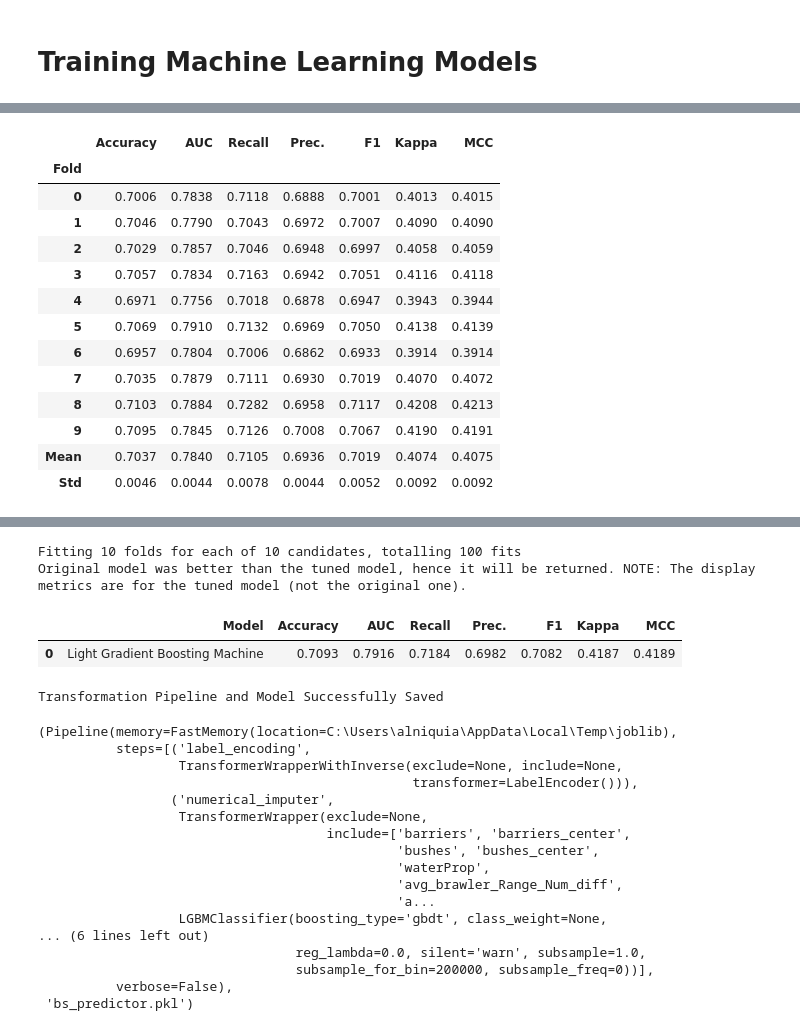
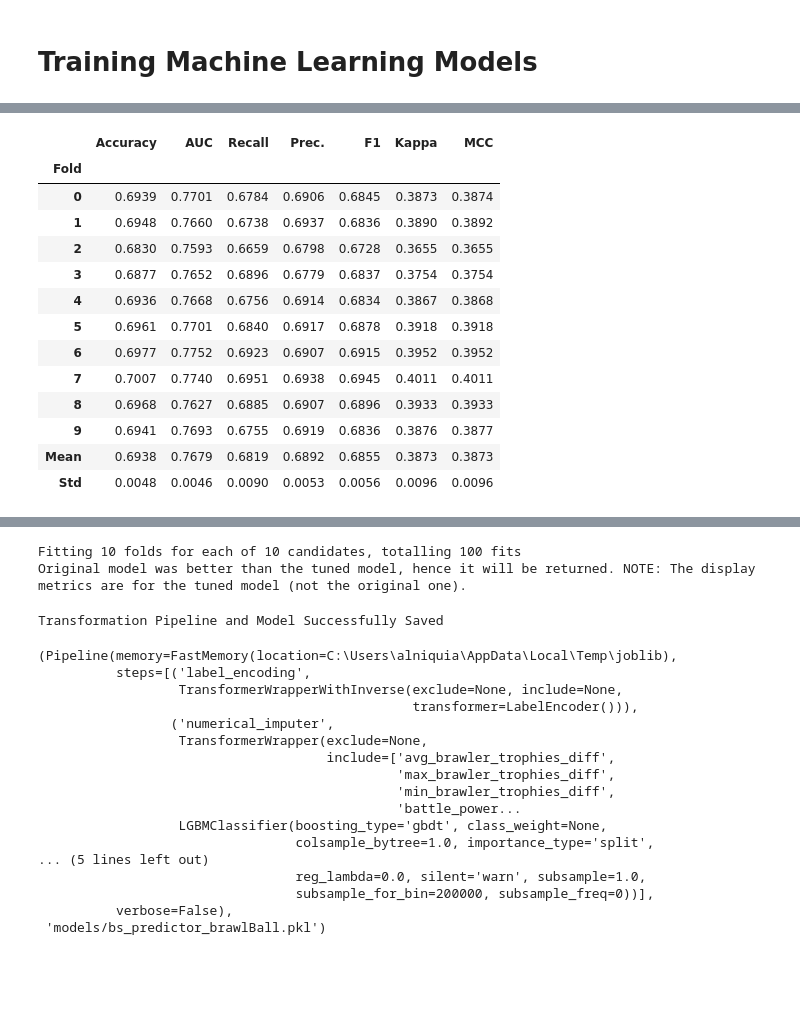
Before and after one commit to aquinteros/BrawlStars_Analytics, a Jupyter notebook: bs_ml_training.ipynb, the cells around one changed output, grey strips where cells are left out. Cells and saved outputs as stored; diff of their text form; code cells hidden in the pictures; blank space fills up the shorter version.

Commit message:
new model brawlBall

```diff
--- a/bs_ml_training.ipynb
+++ b/bs_ml_training.ipynb
@@ -119,0 +104,2 @@ model = compare_models()
+# %%
+model = create_model('lightgbm')
@@ -120,19 +123,19 @@ model = compare_models()
 # %%
 # tunear el mejor modelo
-model_tuned = tune_model(model, optimize = 'F1')
+model_tuned = tune_model(model, optimize = 'F1', choose_better=True)
 # %% [output]
 [interactive output not drawn]
 |  | Accuracy | AUC | Recall | Prec. | F1 | Kappa | MCC |
 | Fold |  |  |  |  |  |  |  |
-| 0 | 0.7006 | 0.7838 | 0.7118 | 0.6888 | 0.7001 | 0.4013 | 0.4015 |
-| 1 | 0.7046 | 0.7790 | 0.7043 | 0.6972 | 0.7007 | 0.4090 | 0.4090 |
-| 2 | 0.7029 | 0.7857 | 0.7046 | 0.6948 | 0.6997 | 0.4058 | 0.4059 |
-| 3 | 0.7057 | 0.7834 | 0.7163 | 0.6942 | 0.7051 | 0.4116 | 0.4118 |
-| 4 | 0.6971 | 0.7756 | 0.7018 | 0.6878 | 0.6947 | 0.3943 | 0.3944 |
-| 5 | 0.7069 | 0.7910 | 0.7132 | 0.6969 | 0.7050 | 0.4138 | 0.4139 |
-| 6 | 0.6957 | 0.7804 | 0.7006 | 0.6862 | 0.6933 | 0.3914 | 0.3914 |
-| 7 | 0.7035 | 0.7879 | 0.7111 | 0.6930 | 0.7019 | 0.4070 | 0.4072 |
-| 8 | 0.7103 | 0.7884 | 0.7282 | 0.6958 | 0.7117 | 0.4208 | 0.4213 |
-| 9 | 0.7095 | 0.7845 | 0.7126 | 0.7008 | 0.7067 | 0.4190 | 0.4191 |
-| Mean | 0.7037 | 0.7840 | 0.7105 | 0.6936 | 0.7019 | 0.4074 | 0.4075 |
-| Std | 0.0046 | 0.0044 | 0.0078 | 0.0044 | 0.0052 | 0.0092 | 0.0092 |
+| 0 | 0.6939 | 0.7701 | 0.6784 | 0.6906 | 0.6845 | 0.3873 | 0.3874 |
+| 1 | 0.6948 | 0.7660 | 0.6738 | 0.6937 | 0.6836 | 0.3890 | 0.3892 |
+| 2 | 0.6830 | 0.7593 | 0.6659 | 0.6798 | 0.6728 | 0.3655 | 0.3655 |
+| 3 | 0.6877 | 0.7652 | 0.6896 | 0.6779 | 0.6837 | 0.3754 | 0.3754 |
+| 4 | 0.6936 | 0.7668 | 0.6756 | 0.6914 | 0.6834 | 0.3867 | 0.3868 |
+| 5 | 0.6961 | 0.7701 | 0.6840 | 0.6917 | 0.6878 | 0.3918 | 0.3918 |
+| 6 | 0.6977 | 0.7752 | 0.6923 | 0.6907 | 0.6915 | 0.3952 | 0.3952 |
+| 7 | 0.7007 | 0.7740 | 0.6951 | 0.6938 | 0.6945 | 0.4011 | 0.4011 |
+| 8 | 0.6968 | 0.7627 | 0.6885 | 0.6907 | 0.6896 | 0.3933 | 0.3933 |
+| 9 | 0.6941 | 0.7693 | 0.6755 | 0.6919 | 0.6836 | 0.3876 | 0.3877 |
+| Mean | 0.6938 | 0.7679 | 0.6819 | 0.6892 | 0.6855 | 0.3873 | 0.3873 |
+| Std | 0.0048 | 0.0046 | 0.0090 | 0.0053 | 0.0056 | 0.0096 | 0.0096 |
@@ -142,11 +144,8 @@ Original model was better than the tuned model, hence it will be returned. NOTE:
 # %%
 # finalizar modelo
 model_finalized = finalize_model(model_tuned)
-# %% [output]
-|  | Model | Accuracy | AUC | Recall | Prec. | F1 | Kappa | MCC |
-| 0 | Light Gradient Boosting Machine | 0.7093 | 0.7916 | 0.7184 | 0.6982 | 0.7082 | 0.4187 | 0.4189 |
 # %%
-save_model(model_finalized, 'bs_predictor')
+save_model(model_finalized, 'models/bs_predictor_brawlBall')
 # %% [output]
 Transformation Pipeline and Model Successfully Saved
 (Pipeline(memory=FastMemory(location=C:\Users\alniquia\AppData\Local\Temp\joblib),
@@ -155,17 +154,17 @@ Transformation Pipeline and Model Successfully Saved
                                                 transformer=LabelEncoder())),
                  ('numerical_imputer',
                   TransformerWrapper(exclude=None,
-                                     include=['barriers', 'barriers_center',
-                                              'bushes', 'bushes_center',
-                                              'waterProp',
-                                              'avg_brawler_Range_Num_diff',
-                                              'a...
+                                     include=['avg_brawler_trophies_diff',
+                                              'max_brawler_trophies_diff',
+                                              'min_brawler_trophies_diff',
+                                              'battle_power...
                   LGBMClassifier(boosting_type='gbdt', class_weight=None,
-... (6 lines left out)
+                                 colsample_bytree=1.0, importance_type='split',
+... (5 lines left out)
                                  reg_lambda=0.0, silent='warn', subsample=1.0,
                                  subsample_for_bin=200000, subsample_freq=0))],
           verbose=False),
- 'bs_predictor.pkl')
+ 'models/bs_predictor_brawlBall.pkl')
 # %%
 predictions = predict_model(model_finalized, data = test)
 predictions['winner_team'] = predictions['winner_team'] + 1
```
Also changed, not shown: parts of 14 cells of this notebook, 3 other files.
